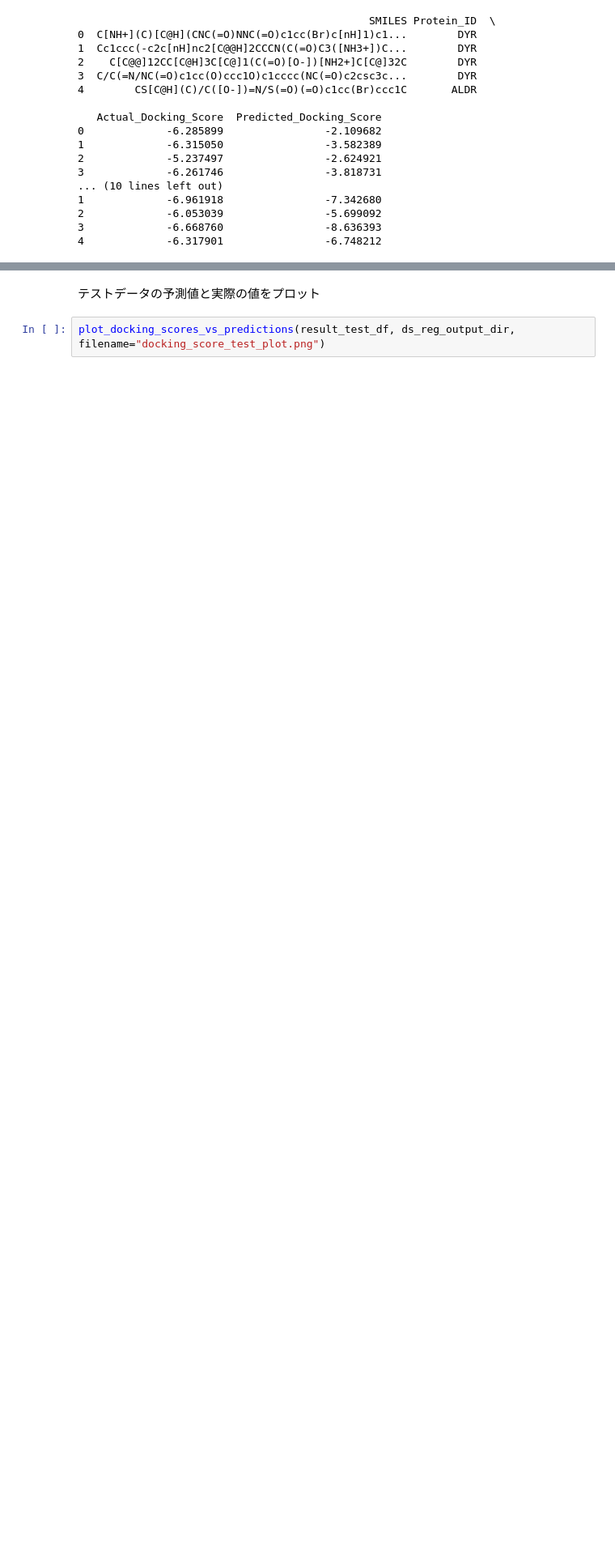
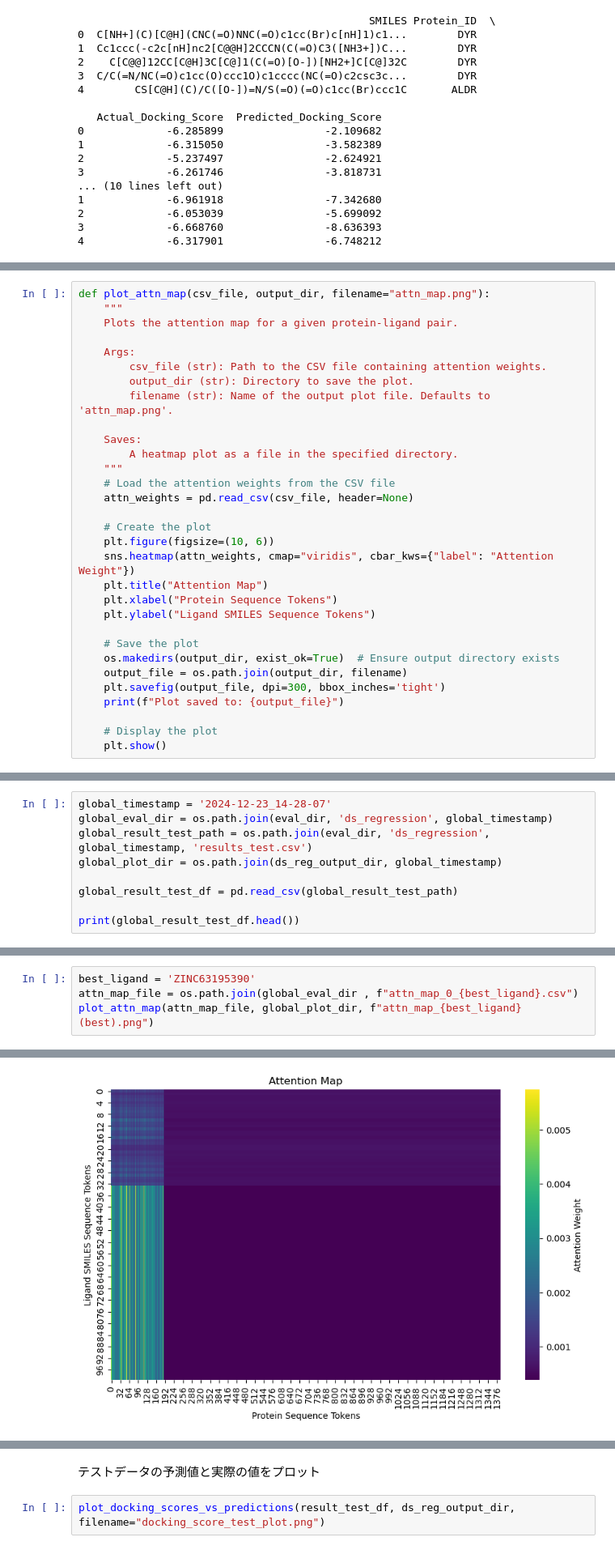
Before and after one commit to inu-wanwan/AttentionConditionedVAE, a Jupyter notebook: notebook/analyze_result.ipynb, the cells around one changed output, grey strips where cells are left out. Shown at 81% size. Saved outputs shown, nothing was run; the diff lists cells and outputs as text; blank space fills up the shorter version.

Commit message:
implement attention saving

```diff
--- a/notebook/analyze_result.ipynb
+++ b/notebook/analyze_result.ipynb
@@ -116,3 +118,34 @@ def plot_docking_scores_vs_predictions(df, output_dir, filename="docking_score_p
 
     # Display the plot
     plt.show()
+# %%
+def plot_attn_map(csv_file, output_dir, filename="attn_map.png"):
+    """
+    Plots the attention map for a given protein-ligand pair.
+
+    Args:
+        csv_file (str): Path to the CSV file containing attention weights.
+        output_dir (str): Directory to save the plot.
+        filename (str): Name of the output plot file. Defaults to 'attn_map.png'.
+
+    Saves:
+        A heatmap plot as a file in the specified directory.
+    """
+    # Load the attention weights from the CSV file
+    attn_weights = pd.read_csv(csv_file, header=None)
+
+    # Create the plot
+    plt.figure(figsize=(10, 6))
+    sns.heatmap(attn_weights, cmap="viridis", cbar_kws={"label": "Attention Weight"})
+    plt.title("Attention Map")
+    plt.xlabel("Protein Sequence Tokens")
+    plt.ylabel("Ligand SMILES Sequence Tokens")
+
+    # Save the plot
+    os.makedirs(output_dir, exist_ok=True)  # Ensure output directory exists
+    output_file = os.path.join(output_dir, filename)
+    plt.savefig(output_file, dpi=300, bbox_inches='tight')
+    print(f"Plot saved to: {output_file}")
+
+    # Display the plot
+    plt.show()
@@ -118,0 +154,9 @@ def plot_docking_scores_vs_predictions(df, output_dir, filename="docking_score_p
+# %%
+global_timestamp = '2024-12-23_14-28-07'
+global_eval_dir = os.path.join(eval_dir, 'ds_regression', global_timestamp)
+global_result_test_path = os.path.join(eval_dir, 'ds_regression', global_timestamp, 'results_test.csv')
+global_plot_dir = os.path.join(ds_reg_output_dir, global_timestamp)
+
+global_result_test_df = pd.read_csv(global_result_test_path)
+
+print(global_result_test_df.head())
@@ -118,0 +180,5 @@ def plot_docking_scores_vs_predictions(df, output_dir, filename="docking_score_p
+# %%
+best_ligand = 'ZINC63195390'
+attn_map_file = os.path.join(global_eval_dir , f"attn_map_0_{best_ligand}.csv")
+plot_attn_map(attn_map_file, global_plot_dir, f"attn_map_{best_ligand}(best).png")
+# %% [output]
@@ -118,0 +186 @@ def plot_docking_scores_vs_predictions(df, output_dir, filename="docking_score_p
+[figure, added]
```
Also changed, not shown: parts of 29 cells of this notebook, 5 other files.
